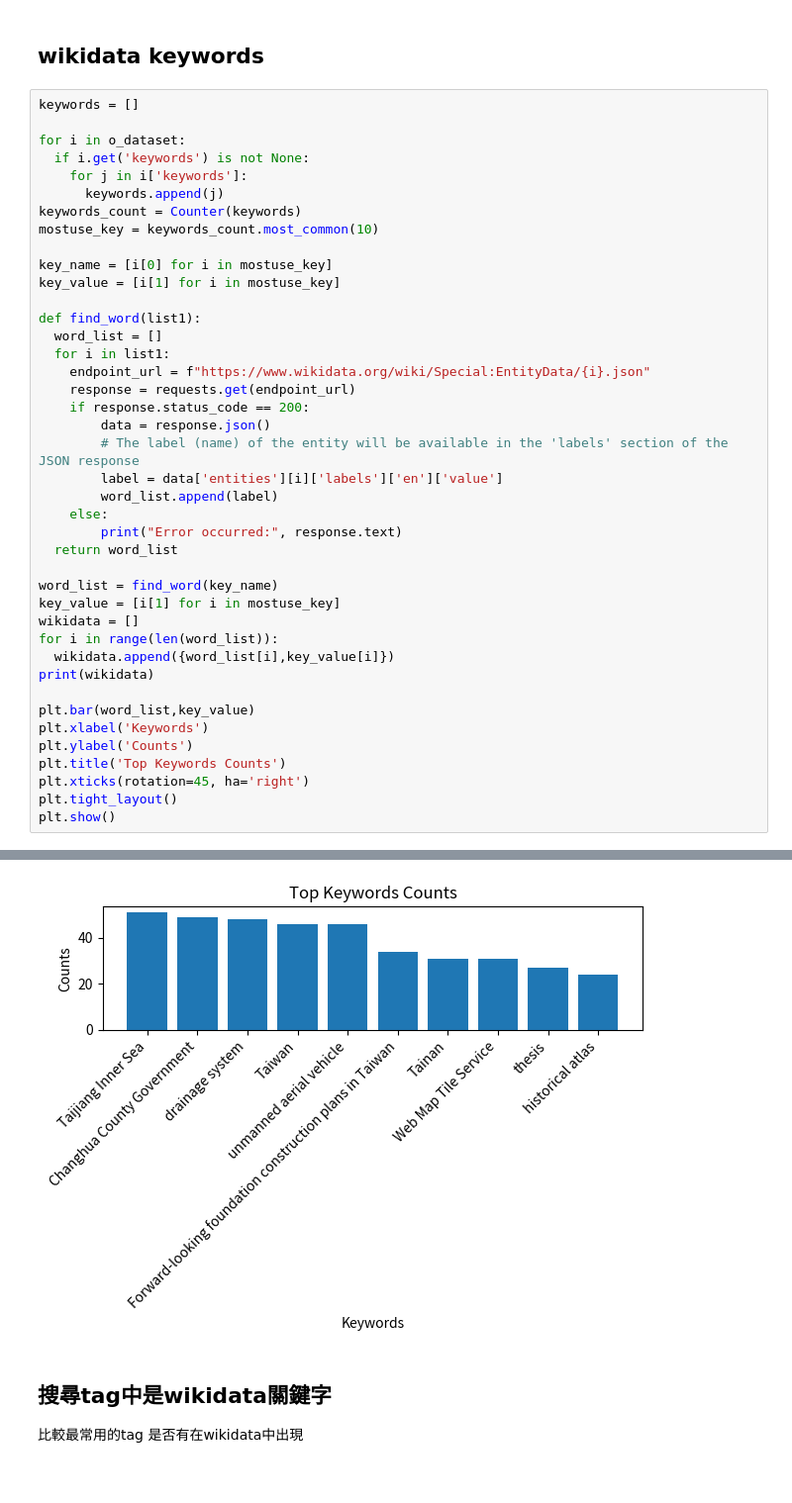
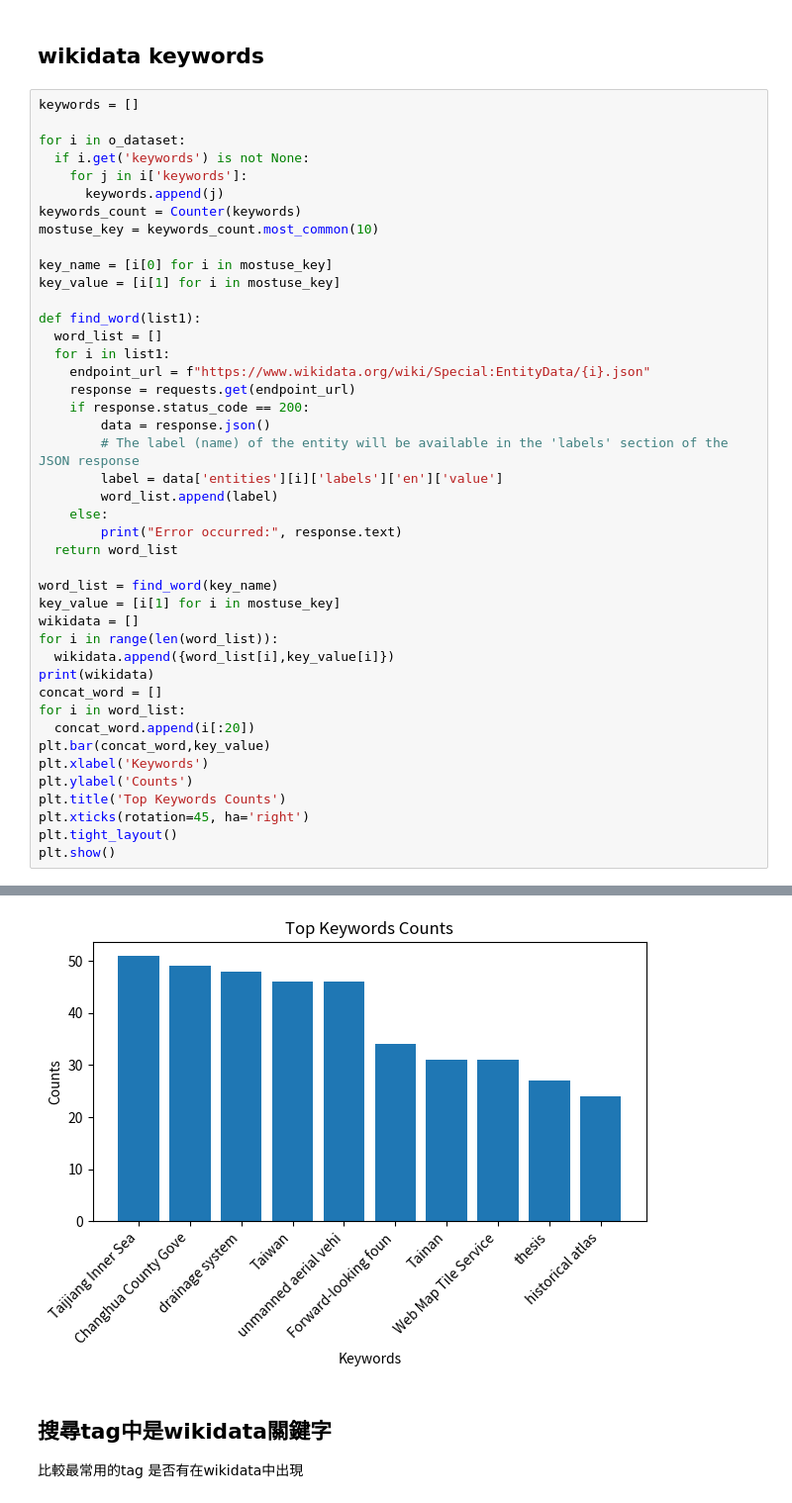
Before and after one commit to weiber2002/depositar_statistic, a Jupyter notebook: hellop/wikidata/wikidata.ipynb, the cells around one changed output, grey strips where cells are left out. Shown: that part at 99% size. Saved outputs shown, nothing was run; the diff lists cells and outputs as text.

```diff
--- a/hellop/wikidata/wikidata.ipynb
+++ b/hellop/wikidata/wikidata.ipynb
@@ -43,36 +43,38 @@ key_name = [i[0] for i in mostuse_key]
 key_value = [i[1] for i in mostuse_key]
 
 def find_word(list1):
   word_list = []
   for i in list1:
     endpoint_url = f"https://www.wikidata.org/wiki/Special:EntityData/{i}.json"
     response = requests.get(endpoint_url)
     if response.status_code == 200:
         data = response.json()
         # The label (name) of the entity will be available in the 'labels' section of the JSON response
         label = data['entities'][i]['labels']['en']['value']
         word_list.append(label)
     else:
         print("Error occurred:", response.text)
   return word_list
 
 word_list = find_word(key_name)
 key_value = [i[1] for i in mostuse_key]
 wikidata = []
 for i in range(len(word_list)):
   wikidata.append({word_list[i],key_value[i]})
 print(wikidata)
-
-plt.bar(word_list,key_value)
+concat_word = []
+for i in word_list:
+  concat_word.append(i[:20])
+plt.bar(concat_word,key_value)
 plt.xlabel('Keywords')
 plt.ylabel('Counts')
 plt.title('Top Keywords Counts')
 plt.xticks(rotation=45, ha='right')
 plt.tight_layout()
 plt.show()
 # %% [output]
 [{51, 'Taijiang Inner Sea'}, {49, 'Changhua County Government'}, {48, 'drainage system'}, {'Taiwan', 46}, {'unmanned aerial vehicle', 46}, {34, 'Forward-looking foundation construction plans in Taiwan ...
-[figure, old version]
+[figure, new version]
 # %% [markdown]
 ## 搜尋tag中是wikidata關鍵字
 
```
Also changed, not shown: parts of 1 cell of this notebook, 2 other files.
